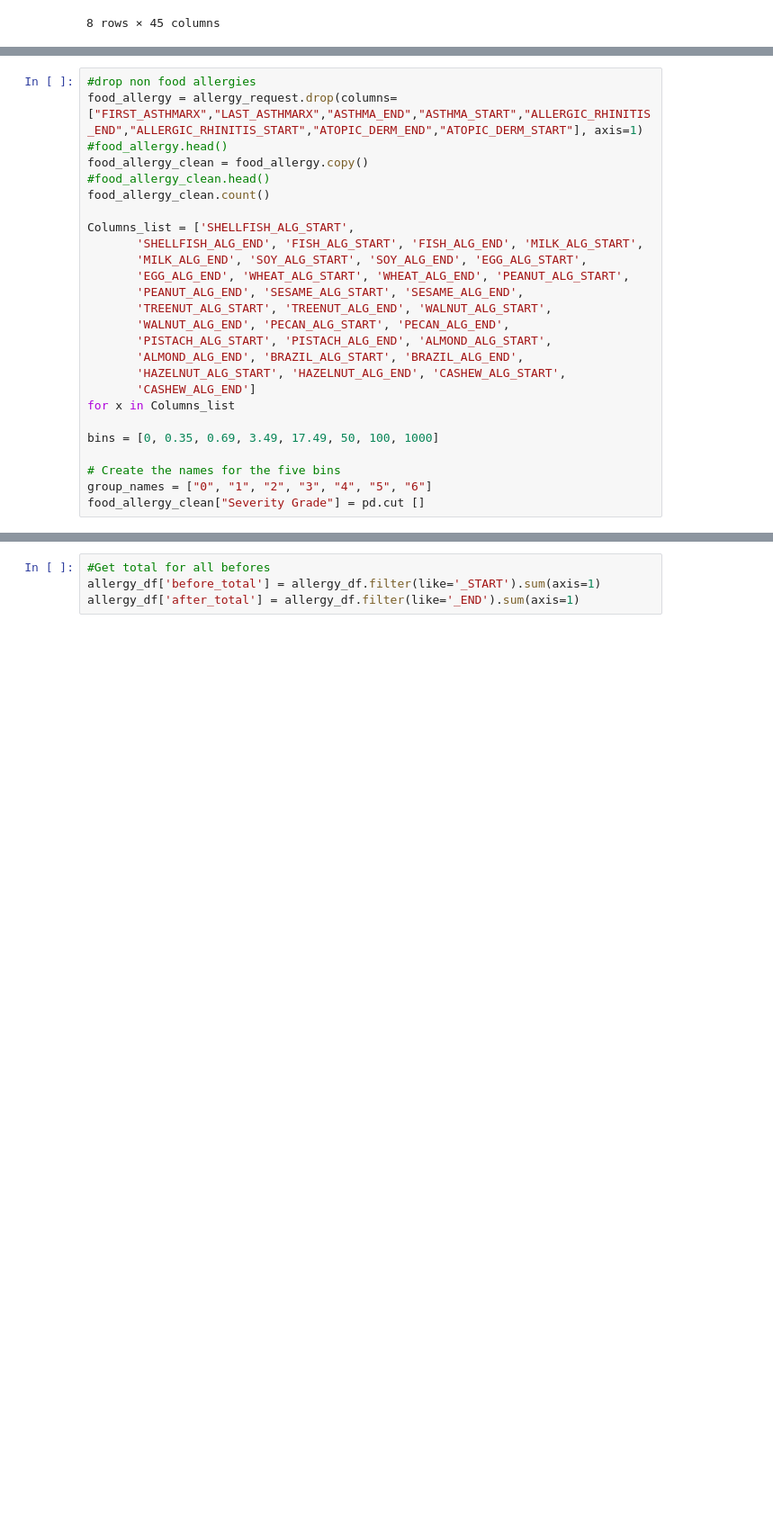
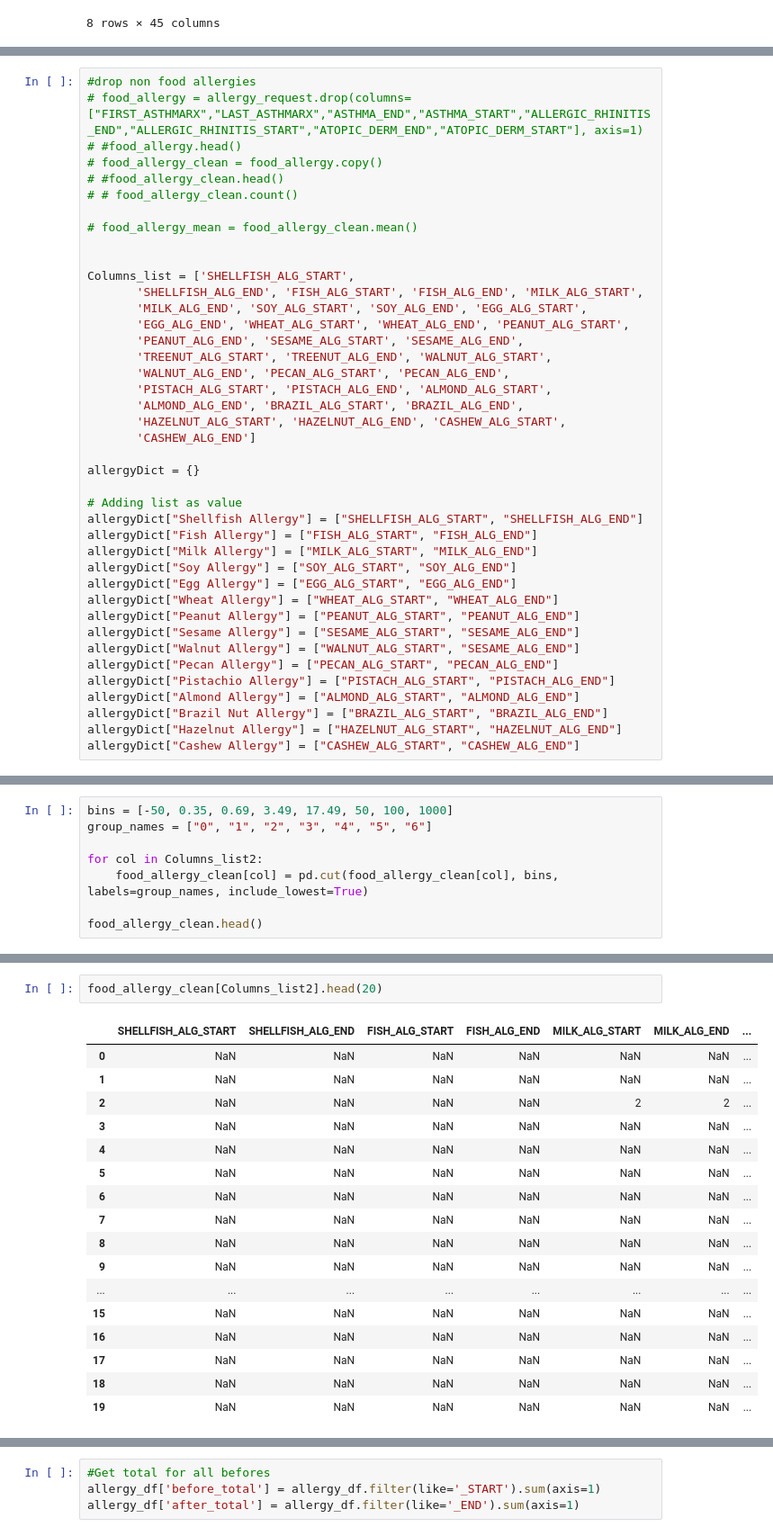
Before and after one commit to rbeebe1/project_01_group_01, a Jupyter notebook: app.ipynb, the cells around one changed output, grey strips where cells are left out. Shown at 90% size. Cells and saved outputs as stored; diff of their text form; blank space fills up the shorter version.

Commit message:
added severity grades

```diff
--- a/app.ipynb
+++ b/app.ipynb
@@ -31,10 +99,13 @@ allergy_request.describe()
 # %%
 #drop non food allergies
-food_allergy = allergy_request.drop(columns=["FIRST_ASTHMARX","LAST_ASTHMARX","ASTHMA_END","ASTHMA_START","ALLERGIC_RHINITIS_END","ALLERGIC_RHINITIS_START","ATOPIC_DERM_END","ATOPIC_DERM_START"], axis=1)
-#food_allergy.head()
-food_allergy_clean = food_allergy.copy()
-#food_allergy_clean.head()
-food_allergy_clean.count()
+# food_allergy = allergy_request.drop(columns=["FIRST_ASTHMARX","LAST_ASTHMARX","ASTHMA_END","ASTHMA_START","ALLERGIC_RHINITIS_END","ALLERGIC_RHINITIS_START","ATOPIC_DERM_END","ATOPIC_DERM_START"], axis=1)
+# #food_allergy.head()
+# food_allergy_clean = food_allergy.copy()
+# #food_allergy_clean.head()
+# # food_allergy_clean.count()
+
+# food_allergy_mean = food_allergy_clean.mean()
+
 
 Columns_list = ['SHELLFISH_ALG_START',
        'SHELLFISH_ALG_END', 'FISH_ALG_START', 'FISH_ALG_END', 'MILK_ALG_START',
@@ -47,10 +118,22 @@ Columns_list = ['SHELLFISH_ALG_START',
        'ALMOND_ALG_END', 'BRAZIL_ALG_START', 'BRAZIL_ALG_END',
        'HAZELNUT_ALG_START', 'HAZELNUT_ALG_END', 'CASHEW_ALG_START',
        'CASHEW_ALG_END']
-for x in Columns_list
 
-bins = [0, 0.35, 0.69, 3.49, 17.49, 50, 100, 1000]
+allergyDict = {}
 
-# Create the names for the five bins
-group_names = ["0", "1", "2", "3", "4", "5", "6"]
-food_allergy_clean["Severity Grade"] = pd.cut []
+# Adding list as value
+allergyDict["Shellfish Allergy"] = ["SHELLFISH_ALG_START", "SHELLFISH_ALG_END"]
+allergyDict["Fish Allergy"] = ["FISH_ALG_START", "FISH_ALG_END"]
+allergyDict["Milk Allergy"] = ["MILK_ALG_START", "MILK_ALG_END"]
+allergyDict["Soy Allergy"] = ["SOY_ALG_START", "SOY_ALG_END"]
+allergyDict["Egg Allergy"] = ["EGG_ALG_START", "EGG_ALG_END"]
+allergyDict["Wheat Allergy"] = ["WHEAT_ALG_START", "WHEAT_ALG_END"]
+allergyDict["Peanut Allergy"] = ["PEANUT_ALG_START", "PEANUT_ALG_END"]
+allergyDict["Sesame Allergy"] = ["SESAME_ALG_START", "SESAME_ALG_END"]
+allergyDict["Walnut Allergy"] = ["WALNUT_ALG_START", "SESAME_ALG_END"]
+allergyDict["Pecan Allergy"] = ["PECAN_ALG_START", "PECAN_ALG_END"]
+allergyDict["Pistachio Allergy"] = ["PISTACH_ALG_START", "PISTACH_ALG_END"]
+allergyDict["Almond Allergy"] = ["ALMOND_ALG_START", "ALMOND_ALG_END"]
+allergyDict["Brazil Nut Allergy"] = ["BRAZIL_ALG_START", "BRAZIL_ALG_END"]
+allergyDict["Hazelnut Allergy"] = ["HAZELNUT_ALG_START", "HAZELNUT_ALG_END"]
+allergyDict["Cashew Allergy"] = ["CASHEW_ALG_START", "CASHEW_ALG_END"]
@@ -74,0 +169,8 @@ dtype: int64
+# %%
+bins = [-50, 0.35, 0.69, 3.49, 17.49, 50, 100, 1000]
+group_names = ["0", "1", "2", "3", "4", "5", "6"]
+
+for col in Columns_list2:
+    food_allergy_clean[col] = pd.cut(food_allergy_clean[col], bins, labels=group_names, include_lowest=True)
+
+food_allergy_clean.head()
@@ -74,0 +185,20 @@ dtype: int64
+# %%
+food_allergy_clean[Columns_list2].head(20)
+# %% [output]
+|  | SHELLFISH_ALG_START | SHELLFISH_ALG_END | FISH_ALG_START | FISH_ALG_END | MILK_ALG_START | MILK_ALG_END | ... |
+| 0 | NaN | NaN | NaN | NaN | NaN | NaN | ... |
+| 1 | NaN | NaN | NaN | NaN | NaN | NaN | ... |
+| 2 | NaN | NaN | NaN | NaN | 2 | 2 | ... |
+| 3 | NaN | NaN | NaN | NaN | NaN | NaN | ... |
+| 4 | NaN | NaN | NaN | NaN | NaN | NaN | ... |
+| 5 | NaN | NaN | NaN | NaN | NaN | NaN | ... |
+| 6 | NaN | NaN | NaN | NaN | NaN | NaN | ... |
+| 7 | NaN | NaN | NaN | NaN | NaN | NaN | ... |
+| 8 | NaN | NaN | NaN | NaN | NaN | NaN | ... |
+| 9 | NaN | NaN | NaN | NaN | NaN | NaN | ... |
+| ... | ... | ... | ... | ... | ... | ... | ... |
+| 15 | NaN | NaN | NaN | NaN | NaN | NaN | ... |
+| 16 | NaN | NaN | NaN | NaN | NaN | NaN | ... |
+| 17 | NaN | NaN | NaN | NaN | NaN | NaN | ... |
+| 18 | NaN | NaN | NaN | NaN | NaN | NaN | ... |
+| 19 | NaN | NaN | NaN | NaN | NaN | NaN | ... |
```
Also changed, not shown: parts of 16 cells of this notebook.
